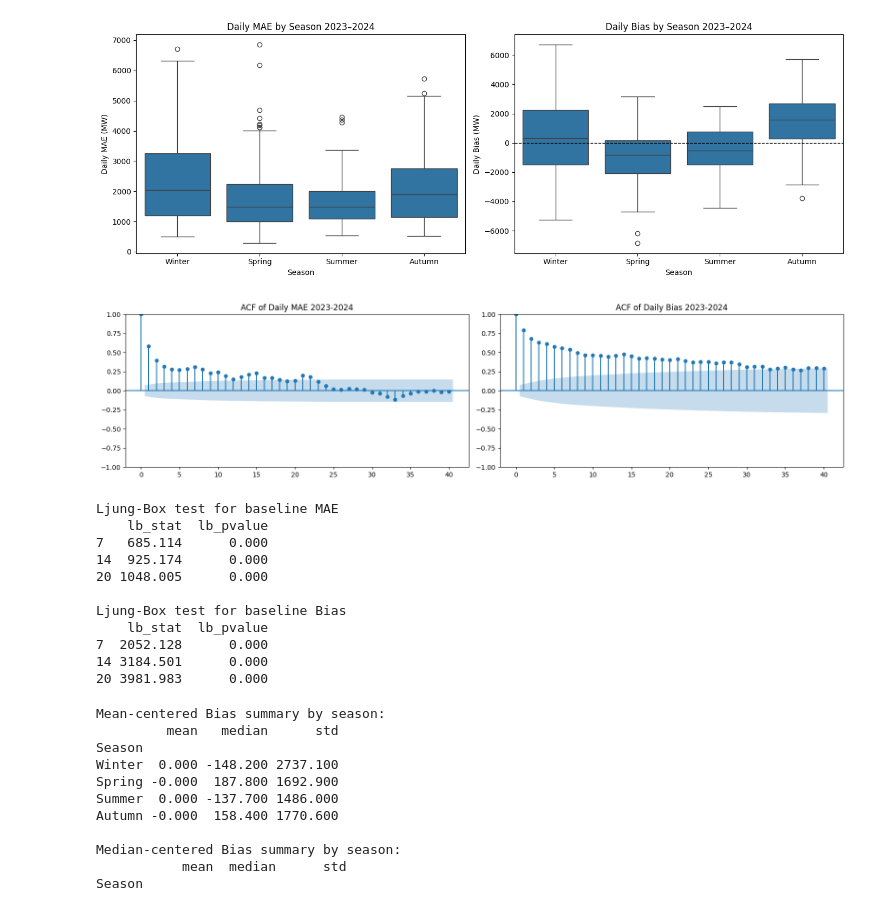
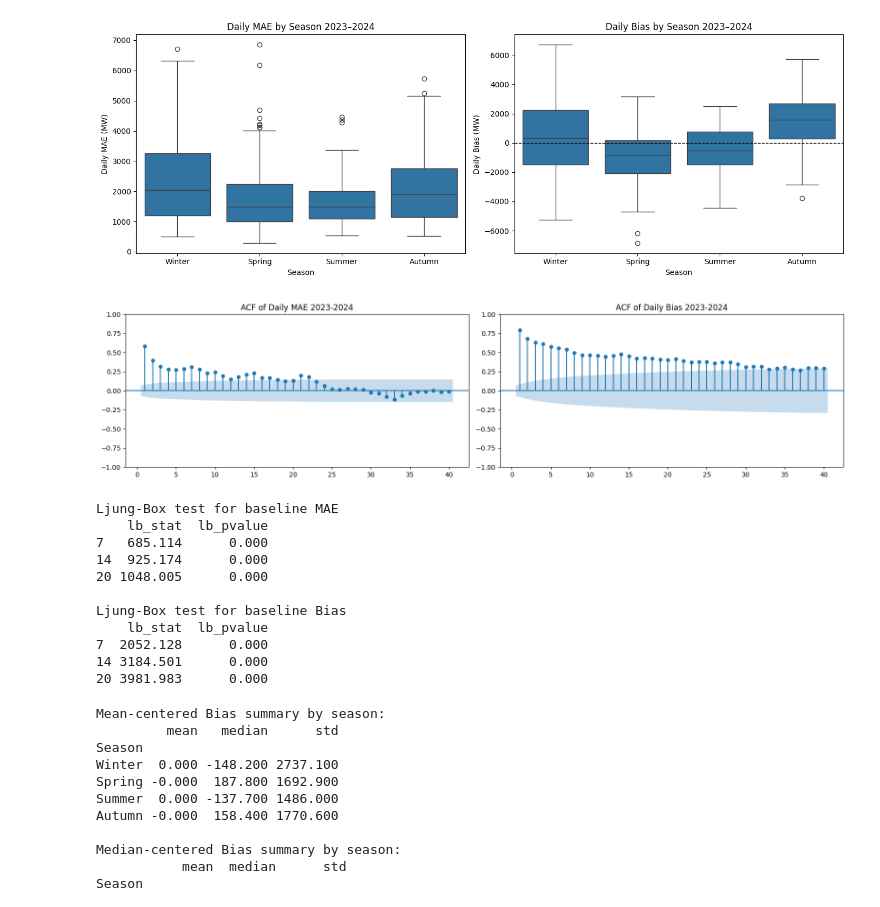
Before and after one commit to bluecake16/MASTER-ESSAY-XIN-DIANA, a Jupyter notebook: Class2_short term.ipynb, the cells around one changed output. Drawn from its saved outputs; the diff is of its cells as text; code cells hidden in the pictures.

```diff
--- a/Class2_short term.ipynb
+++ b/Class2_short term.ipynb
@@ -783,30 +779,30 @@ Bias — H = 134.783, p = 5.04e-29
 # %%
 #  ACF / serial dependence baseline 2023–2024
 
 baseline_mae = daily_mae.loc['2023-01-01':'2024-12-31'].dropna()
 baseline_bias = daily_bias.loc['2023-01-01':'2024-12-31'].dropna()
 
 fig, axes = plt.subplots(1, 2, figsize=(16, 4))
 
-plot_acf(baseline_mae, lags=40, ax=axes[0])
+plot_acf(baseline_mae, lags=40, ax=axes[0],zero=False)
 axes[0].set_title("ACF of Daily MAE 2023-2024")
 
-plot_acf(baseline_bias, lags=40, ax=axes[1])
+plot_acf(baseline_bias, lags=40, ax=axes[1],zero=False)
 axes[1].set_title("ACF of Daily Bias 2023-2024")
 
 plt.tight_layout()
 plt.show()
 
 # Ljung-Box
 lb_mae = acorr_ljungbox(baseline_mae, lags=[7, 14, 20], return_df=True)
 lb_bias = acorr_ljungbox(baseline_bias, lags=[7, 14, 20], return_df=True)
 
 print("Ljung-Box test for baseline MAE")
 print(lb_mae)
 print("\nLjung-Box test for baseline Bias")
 print(lb_bias)
 # %% [output]
-[figure, old version]
+[figure, new version]
 Ljung-Box test for baseline MAE
     lb_stat  lb_pvalue
 7   685.114      0.000
```
Also changed, not shown: parts of 9 cells of this notebook.
